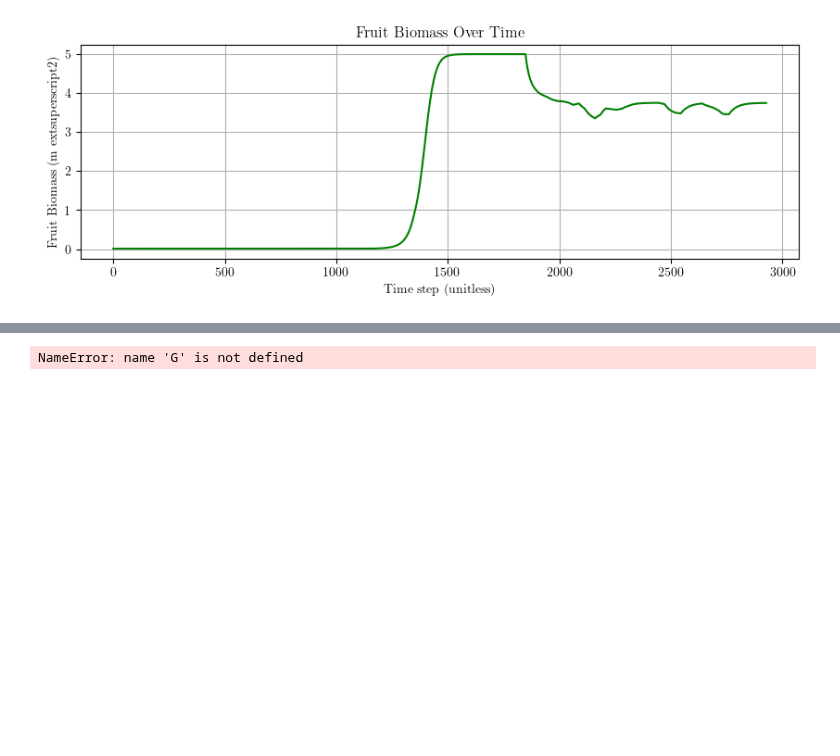
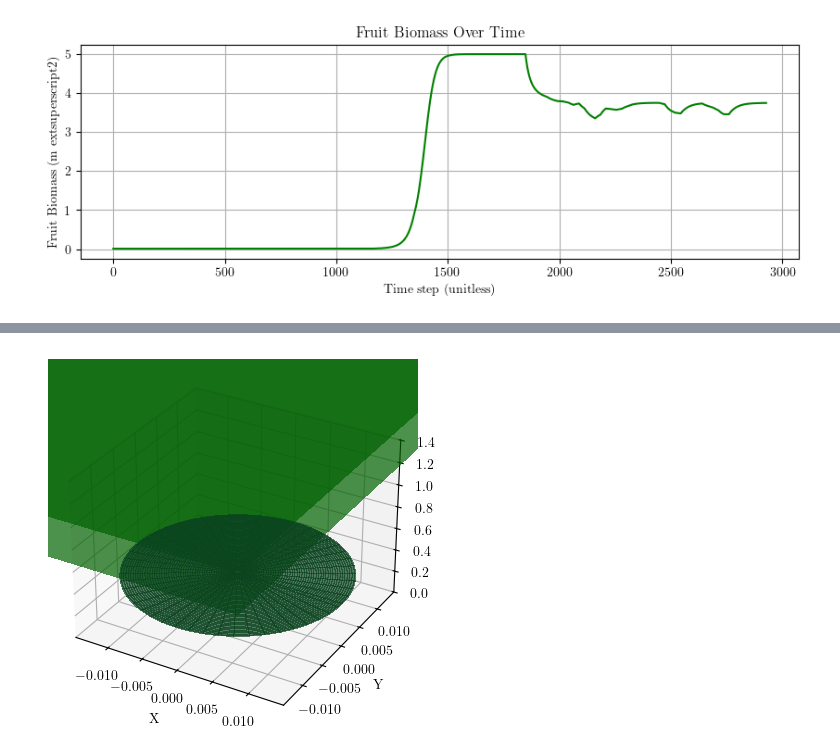
Before and after one commit to carlacupcake/smartfarm, a Jupyter notebook: code/smartfarm.ipynb, the cells around one changed output, grey strips where cells are left out. Drawn from its saved outputs; the diff is of its cells as text; code cells hidden in the pictures; blank space fills up the shorter version.

Commit message:
A prelim version of the 3D plant growth plotting works

```diff
--- a/code/smartfarm.ipynb
+++ b/code/smartfarm.ipynb
@@ -1138,7 +918,61 @@ def caseA():
-# %%
-# Call the Genetic Algorithm for Case A
-PI, Lambda, Orig, Pi_min, Pi_par_avg = caseA() # Keep the top P=10 parents after each generation
-                                               # Produce 10 offspring
-                                               # Generate 180 new random strings
-# %% [output]
-NameError: name 'G' is not defined
+# %%
+# Make a 3D video of a single crop growing
+
+# Normalize the canopy biomass for color mapping (0.0 to 1.0)
+norm_canopy_biomass = Normalize()(canopy_biomass)
+
+fig = plt.figure()
+ax = fig.add_subplot(111, projection='3d')
+
+def update(frame):
+    ax.clear()
+    t = int(frame * HOURS_PER_DAY)
+
+    # Draw the stem as a rectangular prism
+    x = [0, 1]
+    y = [0, 1]
+    z_bottom = np.zeros((2, 2))  # Base of the prism at z=0
+    z_top = np.full((2, 2), height[t])  # Top of the prism at z=height[t]
+
+    ax.plot_surface(np.array([[x[0], x[1]], [x[0], x[1]]]),
+                    np.array([[y[0], y[0]], [y[1], y[1]]]),
+                    z_bottom, color='green', alpha=0.7, linewidth=0, antialiased=False)
+
+    ax.plot_surface(np.array([[x[0], x[1]], [x[0], x[1]]]),
+                    np.array([[y[0], y[0]], [y[1], y[1]]]),
+                    z_top, color='green', alpha=0.7, linewidth=0, antialiased=False)
+
+    # Draw the leaves as a disk on top of the stem
+    radius = np.sqrt(leaf_area[t] / np.pi)
+    color = plt.cm.Greens(norm_canopy_biomass[t])
+
+    u = np.linspace(0, 2 * np.pi, 100)
+    v = np.linspace(0, radius, 100)
+    u, v = np.meshgrid(u, v)
+    x = v * np.cos(u)
+    y = v * np.sin(u)
+    z_disk = np.full_like(x, height[t])
+
+    ax.plot_surface(x, y, z_disk, color=color, alpha=0.7, linewidth=0, antialiased=False)
+
+    # Set the plot limits
+    ax.set_xlim(-radius, radius)
+    ax.set_ylim(-radius, radius)
+    ax.set_zlim(0, height[-1] + radius + 1)
+    ax.set_aspect('auto')
+
+    # Set labels
+    ax.set_xlabel('X')
+    ax.set_ylabel('Y')
+    ax.set_zlabel('Height')
+
+# Create the animation
+ani = FuncAnimation(fig, update, frames=total_simulation_days, repeat=False)
+
+# Save the animation as a movie file
+ani.save('plant_growth_3d.mp4', writer='ffmpeg', fps=10)
+
+# Show the plot
+plt.show()
+# %% [output]
+[figure, added]
```
Also changed, not shown: parts of 8 cells of this notebook, 6 other files.
